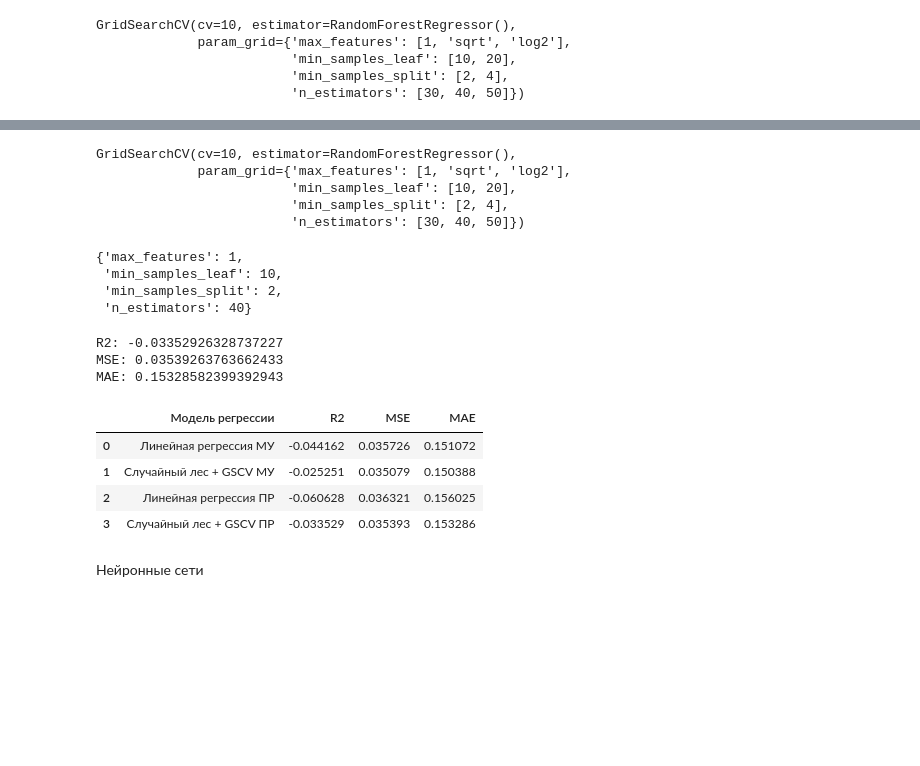
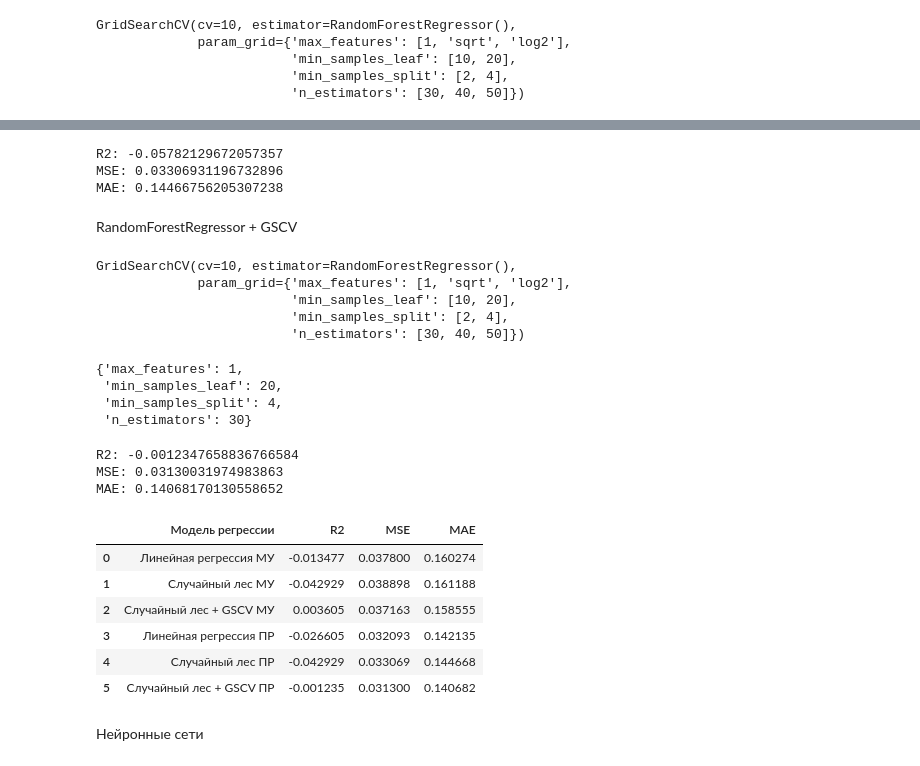
Before and after one commit to OlgaD2021/Zadacha, a Jupyter notebook: Untitled0.ipynb, the cells around one changed output, grey strips where cells are left out. Saved outputs shown, nothing was run; the diff lists cells and outputs as text; code cells hidden in the pictures; blank space fills up the shorter version.

```diff
--- a/Untitled0.ipynb
+++ b/Untitled0.ipynb
@@ -378,7 +419,7 @@ GSCVypr.best_params_
 # %%
-y_pred_RFRypr = GSCVypr.predict(X_test_ypr)
+y_pred_GSCVypr = GSCVypr.predict(X_test_ypr)
 R2_GSCVypr = GSCVypr.score(X_test_ypr, y_test_ypr)
-MSE_GSCVypr = mean_squared_error(y_test_ypr, y_pred_RFRypr)
-MAE_GSCVypr = mean_absolute_error(y_test_ypr, y_pred_RFRypr)
+MSE_GSCVypr = mean_squared_error(y_test_ypr, y_pred_GSCVypr)
+MAE_GSCVypr = mean_absolute_error(y_test_ypr, y_pred_GSCVypr)
 print(f'R2: {R2_GSCVypr}\nMSE: {MSE_GSCVypr}\nMAE: {MAE_GSCVypr}')
 # %% [output]
@@ -410,7 +456,21 @@ MAE: 0.15602533322212125
+# %%
+model_RFRpr = RandomForestRegressor().fit(X_tr_pr, y_tr_pr)
+y_pred_RFRpr = model_RFRpr.predict(X_test_pr)
+
+R2_RFRpr = model_RFRpr.score(X_test_pr, y_test_pr)
+MSE_RFRpr = mean_squared_error(y_test_pr, y_pred_RFRpr)
+MAE_RFRpr = mean_absolute_error(y_test_pr, y_pred_RFRpr)
+print(f'R2: {R2_RFRpr}\nMSE: {MSE_RFRpr}\nMAE: {MAE_RFRpr}')
+# %% [output]
+R2: -0.05782129672057357
+MSE: 0.03306931196732896
+MAE: 0.14466756205307238
+# %% [markdown]
+RandomForestRegressor + GSCV
 # %%
 param_grid = {'n_estimators': [30, 40, 50], 'max_features': [1, 'sqrt', 'log2'], 'min_samples_leaf':[10, 20], 'min_samples_split': [2, 4]}
-model_RFRpr = RandomForestRegressor()
-GSCVpr = GridSearchCV(model_RFRpr, param_grid, cv=10)
+model_RFpr = RandomForestRegressor()
+GSCVpr = GridSearchCV(model_RFpr, param_grid, cv=10)
 
 GSCVpr.fit(X_tr_pr, y_tr_pr)
 # %% [output]
@@ -423,32 +483,34 @@ GridSearchCV(cv=10, estimator=RandomForestRegressor(),
 GSCVpr.best_params_
 # %% [output]
 {'max_features': 1,
- 'min_samples_leaf': 10,
- 'min_samples_split': 2,
- 'n_estimators': 40}
+ 'min_samples_leaf': 20,
+ 'min_samples_split': 4,
+ 'n_estimators': 30}
 # %%
-y_pred_RFRpr = GSCVpr.predict(X_test_pr)
+y_pred_GSCVpr = GSCVpr.predict(X_test_pr)
 R2_GSCVpr = GSCVpr.score(X_test_pr, y_test_pr)
-MSE_GSCVpr = mean_squared_error(y_test_pr, y_pred_RFRpr)
-MAE_GSCVpr = mean_absolute_error(y_test_pr, y_pred_RFRpr)
+MSE_GSCVpr = mean_squared_error(y_test_pr, y_pred_GSCVpr)
+MAE_GSCVpr = mean_absolute_error(y_test_pr, y_pred_GSCVpr)
 print(f'R2: {R2_GSCVpr}\nMSE: {MSE_GSCVpr}\nMAE: {MAE_GSCVpr}')
 # %% [output]
-R2: -0.03352926328737227
-MSE: 0.03539263763662433
-MAE: 0.15328582399392943
+R2: -0.0012347658836766584
+MSE: 0.03130031974983863
+MAE: 0.14068170130558652
 # %%
-data = {'Модель регрессии': ['Линейная регрессия МУ', 'Случайный лес + GSCV МУ', 'Линейная регрессия ПР', 'Случайный лес + GSCV ПР'],
-        'R2': [R2_LRypr, R2_GSCVypr, R2_LRpr, R2_GSCVpr],
-        'MSE': [MSE_LRypr, MSE_GSCVypr, MSE_LRpr, MSE_GSCVpr],
-        'MAE': [MAE_LRypr, MAE_GSCVypr, MAE_LRpr, MAE_GSCVpr]}
-df_kof = pd.DataFrame(data)
-df_kof
+data = {'Модель регрессии': ['Линейная регрессия МУ', 'Случайный лес МУ', 'Случайный лес + GSCV МУ', 'Линейная регрессия ПР', 'Случайный лес ПР', 'Случайный лес + GSCV ПР'],
+        'R2': [R2_LRypr, R2_RFRypr, R2_GSCVypr, R2_LRpr, R2_RFRypr, R2_GSCVpr],
+        'MSE': [MSE_LRypr, MSE_RFRypr, MSE_GSCVypr, MSE_LRpr, MSE_RFRpr, MSE_GSCVpr],
+        'MAE': [MAE_LRypr, MAE_RFRypr, MAE_GSCVypr, MAE_LRpr, MAE_RFRpr, MAE_GSCVpr]}
+d_k = pd.DataFrame(data)
+d_k
 # %% [output]
 |  | Модель регрессии | R2 | MSE | MAE |
-| 0 | Линейная регрессия МУ | -0.044162 | 0.035726 | 0.151072 |
-| 1 | Случайный лес + GSCV МУ | -0.025251 | 0.035079 | 0.150388 |
-| 2 | Линейная регрессия ПР | -0.060628 | 0.036321 | 0.156025 |
-| 3 | Случайный лес + GSCV ПР | -0.033529 | 0.035393 | 0.153286 |
+| 0 | Линейная регрессия МУ | -0.013477 | 0.037800 | 0.160274 |
+| 1 | Случайный лес МУ | -0.042929 | 0.038898 | 0.161188 |
+| 2 | Случайный лес + GSCV МУ | 0.003605 | 0.037163 | 0.158555 |
+| 3 | Линейная регрессия ПР | -0.026605 | 0.032093 | 0.142135 |
+| 4 | Случайный лес ПР | -0.042929 | 0.033069 | 0.144668 |
+| 5 | Случайный лес + GSCV ПР | -0.001235 | 0.031300 | 0.140682 |
 # %% [markdown]
 Нейронные сети
 # %%
```
Also changed, not shown: parts of 60 cells of this notebook.
